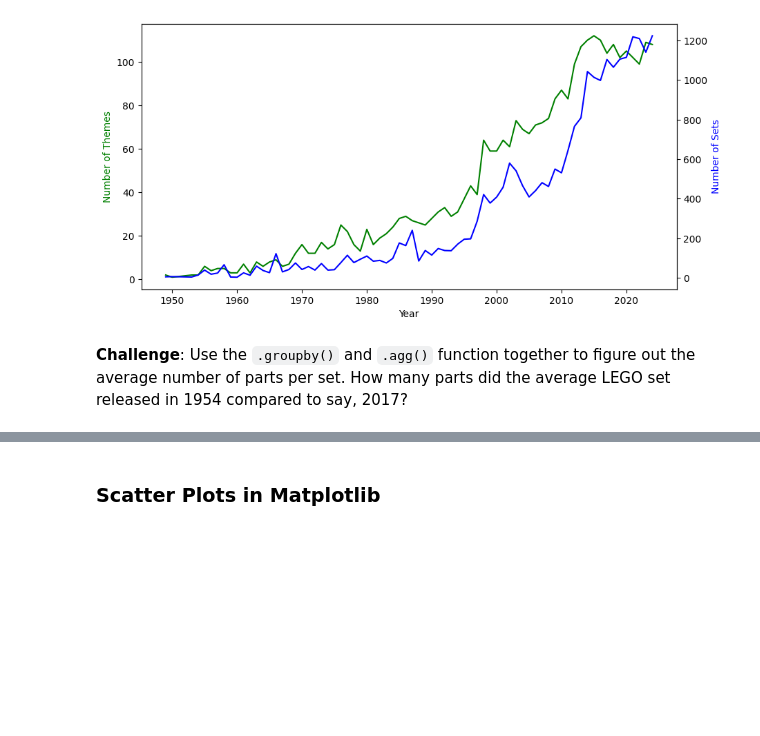
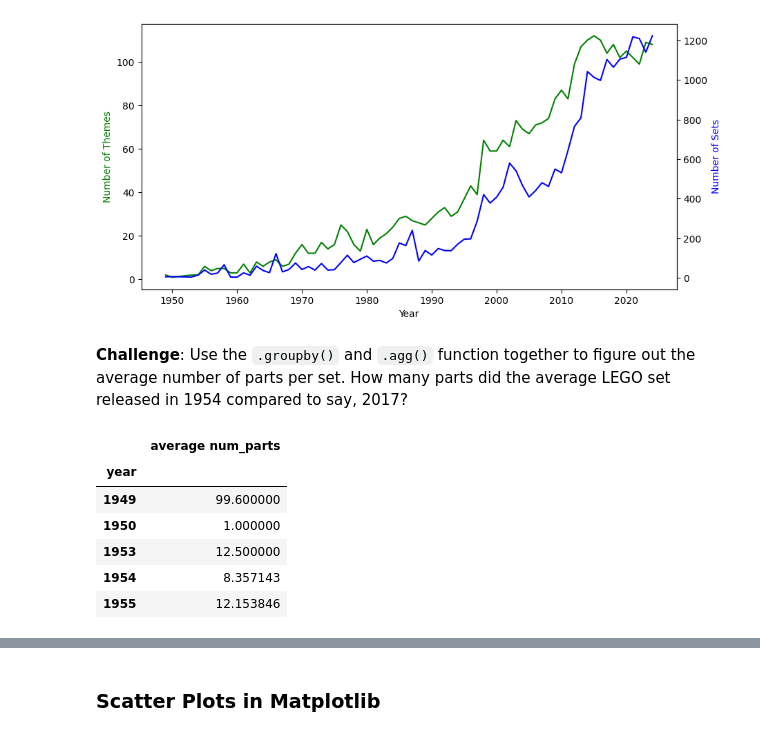
Before and after one commit to AndyRoy04/100DaysOfCode_Python, a Jupyter notebook: Day_74/Lego_Analysis_for_Course_(start).ipynb, the cells around one changed output, grey strips where cells are left out. Drawn from its saved outputs; the diff is of its cells as text; code cells hidden in the pictures; blank space fills up the shorter version.

```diff
--- a/Day_74/Lego_Analysis_for_Course_(start).ipynb
+++ b/Day_74/Lego_Analysis_for_Course_(start).ipynb
@@ -227,3 +227,15 @@ Text(0, 0.5, 'Number of Sets')
 [figure]
 # %% [markdown]
 **Challenge**: Use the <code>.groupby()</code> and <code>.agg()</code> function together to figure out the average number of parts per set. How many parts did the average LEGO set released in 1954 compared to say, 2017?
+# %%
+parts_per_set = sets.groupby('year').agg({'num_parts': 'mean'})
+parts_per_set.rename(columns= {'num_parts':'average num_parts'}, inplace=True)
+parts_per_set.head()
+# %% [output]
+|  | average num_parts |
+| year |  |
+| 1949 | 99.600000 |
+| 1950 | 1.000000 |
+| 1953 | 12.500000 |
+| 1954 | 8.357143 |
+| 1955 | 12.153846 |
```
Also changed, not shown: parts of 2 cells of this notebook.
